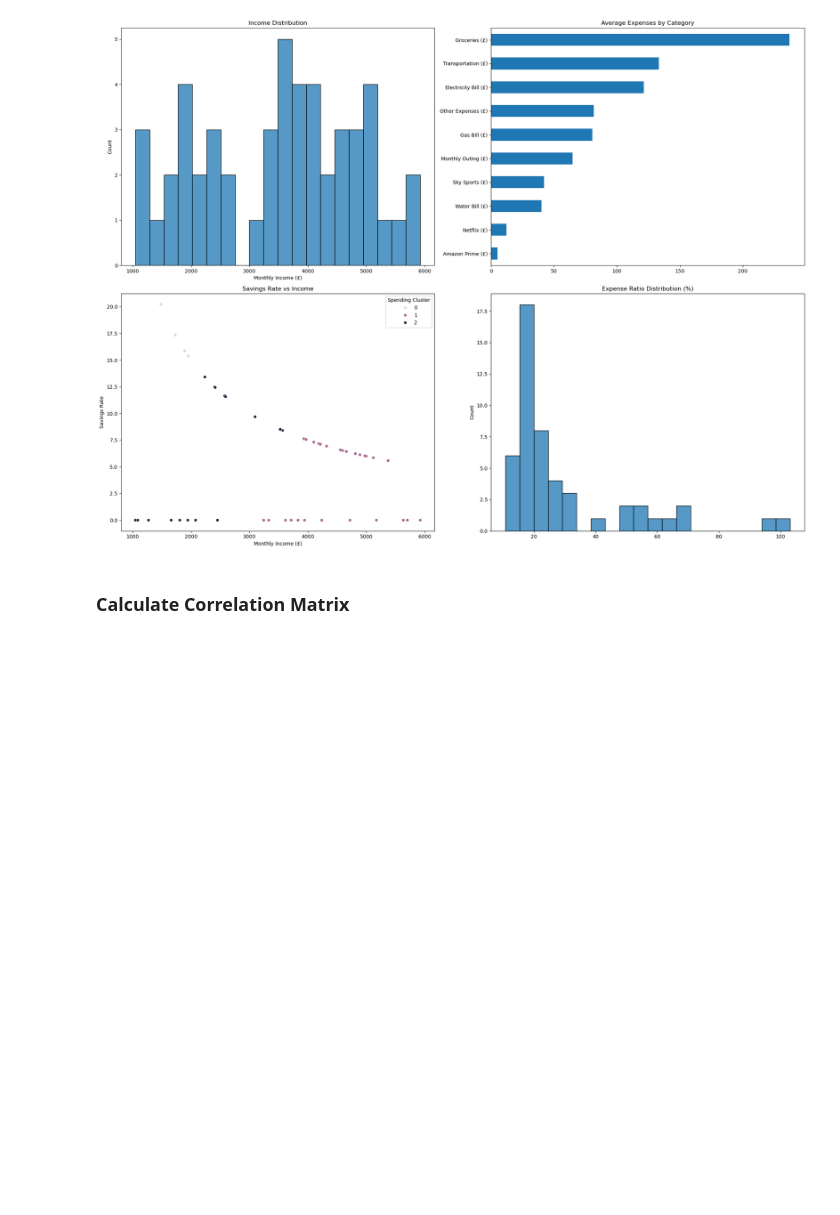
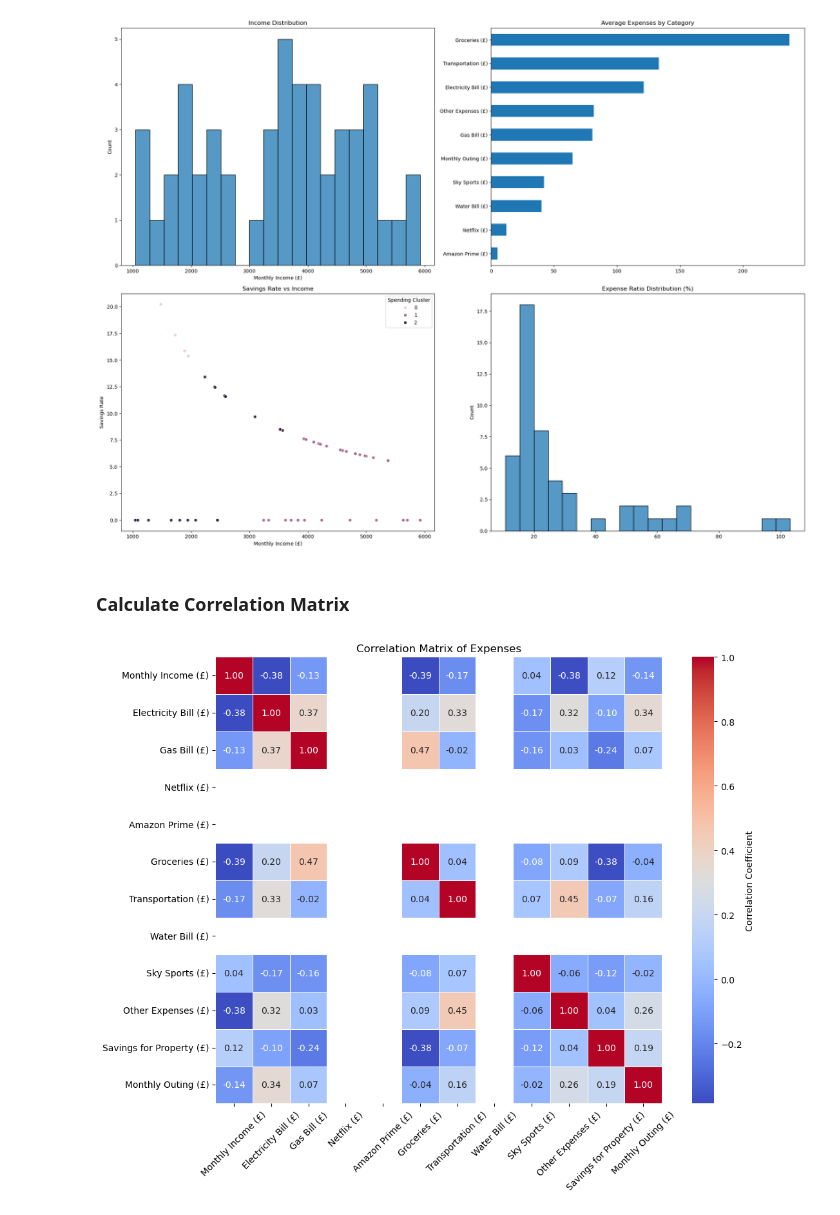
Before and after one commit to byQuexo/Machine-Learning-Finance-Assistant, a Jupyter notebook: sample.ipynb, the cells around one changed output. Drawn from its saved outputs; the diff is of its cells as text; code cells hidden in the pictures; blank space fills up the shorter version.

Commit message:
Added Corr Matirx

```diff
--- a/sample.ipynb
+++ b/sample.ipynb
@@ -143,3 +145,28 @@ fig = create_visualizations(df)
 [figure]
 # %% [markdown]
 ### Calculate Correlation Matrix
+# %%
+def calculate_correlation_matrix(df):
+    #Categories of expenses
+    expense_columns = [col for col in df.columns if '(£)' in col and col not in ['Employee']]
+
+    # Calculate the correlation matrix
+    correlation_matrix = df[expense_columns].corr()
+
+    # Create a heatmap
+    plt.figure(figsize=(12, 9))
+    sns.heatmap(correlation_matrix,
+                annot=True, cmap='coolwarm',
+                fmt=".2f",
+                annot_kws={'size': 10},
+                square=True,
+                linewidth=0.5,
+                cbar_kws={'label': 'Correlation Coefficient'})
+    plt.title('Correlation Matrix of Expenses')
+    plt.xticks(rotation=45)
+    plt.yticks(rotation=0)
+    plt.show()
+
+correlation_matrix = calculate_correlation_matrix(df)
+# %% [output]
+[figure, added]
```
Also changed, not shown: parts of 2 cells of this notebook.
